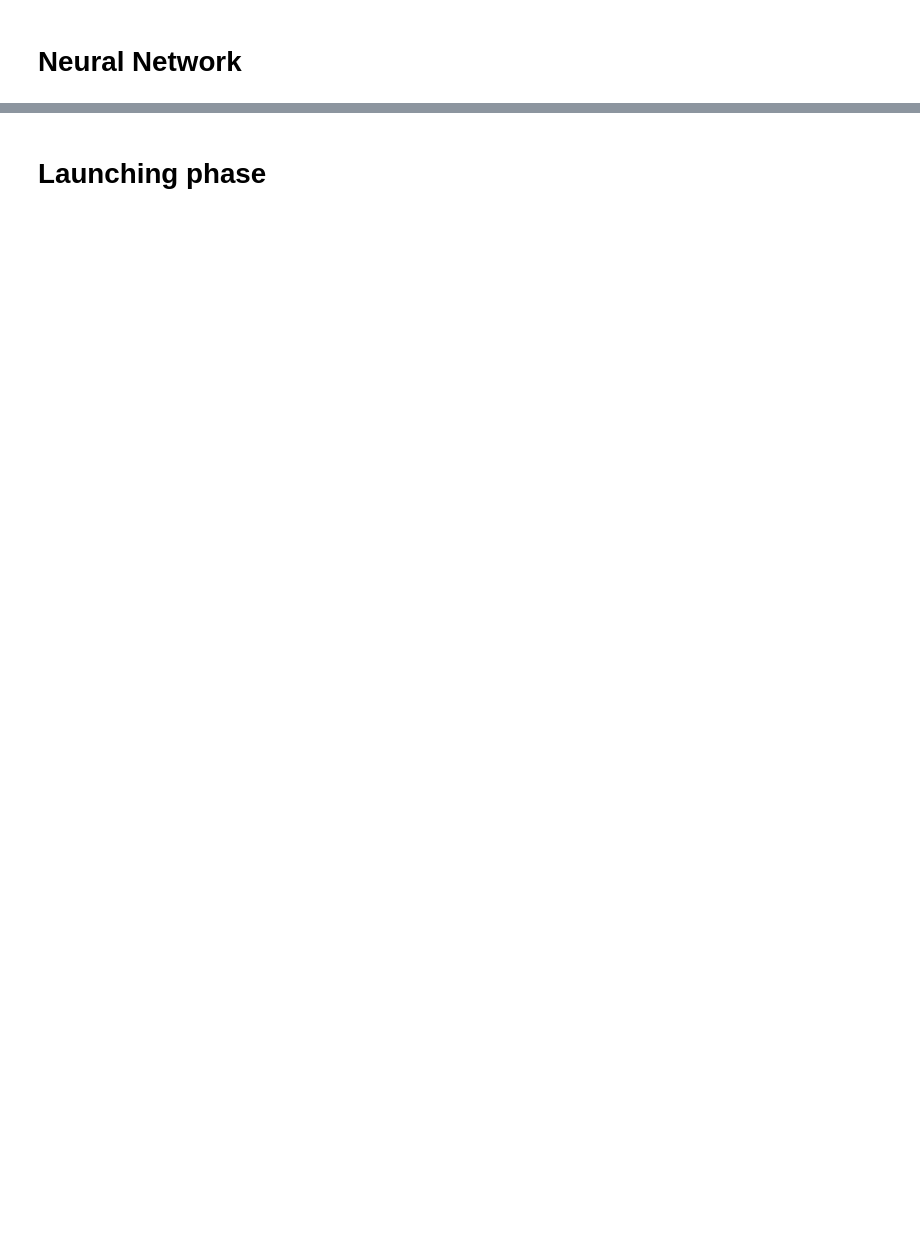
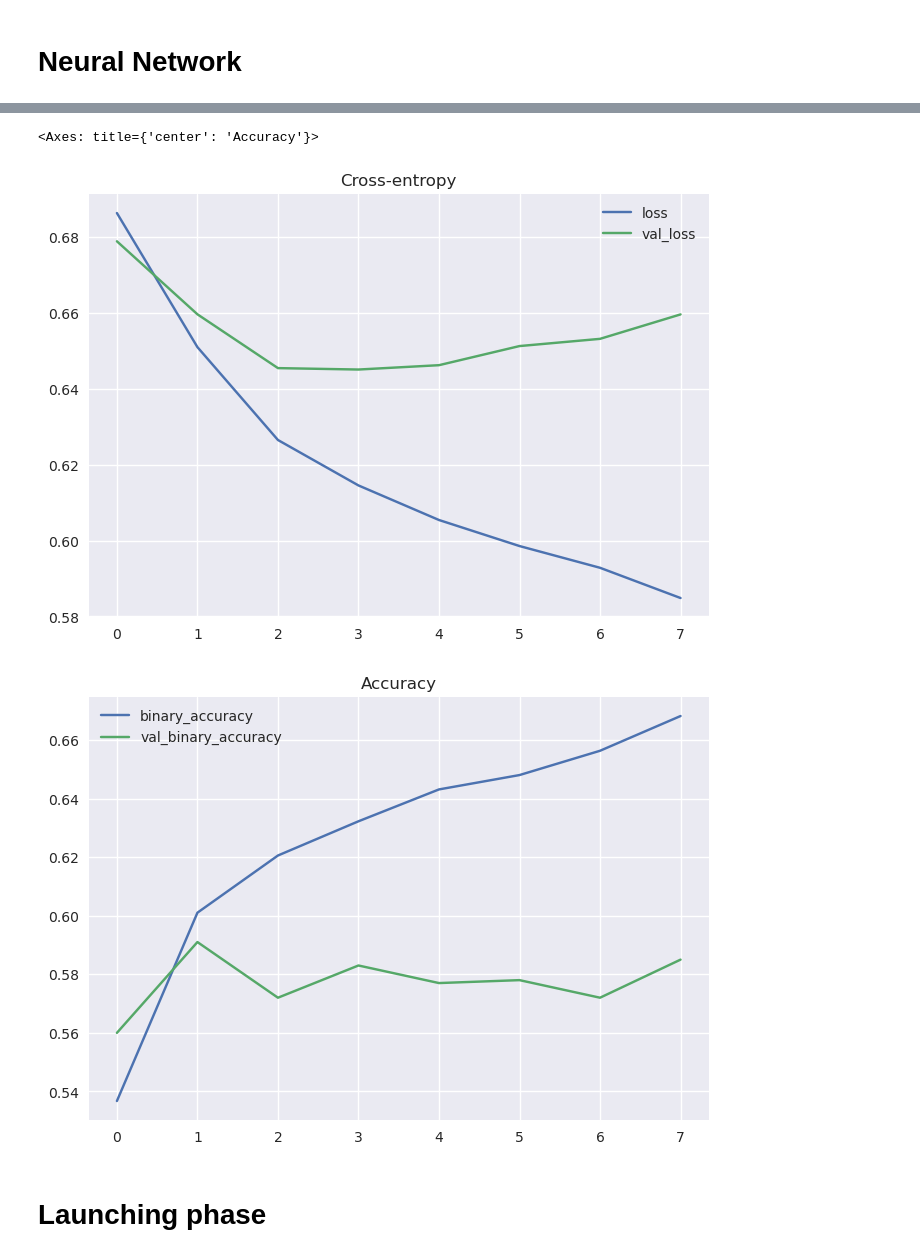
Before and after one commit to 16050/mma-fight-result-predictor, a Jupyter notebook: mma-fight-predictor.ipynb, the cells around one changed output, grey strips where cells are left out. Cells and saved outputs as stored; diff of their text form; code cells hidden in the pictures; blank space fills up the shorter version.

Commit message:
Binary Classification MLP

```diff
--- a/mma-fight-predictor.ipynb
+++ b/mma-fight-predictor.ipynb
@@ -562,0 +566,41 @@ ValueError: Failed to convert a NumPy array to a Tensor (Unsupported object type
+# %%
+X_train = preprocessing.fit_transform(X_train)
+X_valid = preprocessing.transform(X_valid)
+
+input_shape = [X_train.shape[1]]
+# %%
+from sklearn.preprocessing import LabelEncoder
+
+encoder = LabelEncoder()
+encoder.fit(y_train)
+encoded_yt = encoder.transform(y_train)
+encoded_yv = encoder.transform(y_valid)
+# %%
+from tensorflow import keras
+from tensorflow.keras import layers
+
+model = keras.Sequential([
+    layers.Input(shape=(268,)),
+    layers.Dense(17, activation='relu'),
+    layers.Dense(17, activation='relu'),
+    layers.Dense(1, activation='sigmoid'),
+])
+
+model.compile(
+    optimizer='adam',
+    loss='binary_crossentropy',
+    metrics=['binary_accuracy'],
+)
+
+early_stopping = keras.callbacks.EarlyStopping(
+    patience=5,
+    min_delta=0.001,
+    restore_best_weights=True,
+)
+# %%
+history = model.fit(
+    X_train, encoded_yt,
+    validation_data=(X_valid, encoded_yv),
+    epochs=20,
+    callbacks=[early_stopping],
+)
@@ -563,2 +624,10 @@ ValueError: Failed to convert a NumPy array to a Tensor (Unsupported object type
+# %%
+history_df = pd.DataFrame(history.history)
+history_df.loc[:, ['loss', 'val_loss']].plot(title="Cross-entropy")
+history_df.loc[:, ['binary_accuracy', 'val_binary_accuracy']].plot(title="Accuracy")
+# %% [output]
+<Axes: title={'center': 'Accuracy'}>
+[figure, added]
+[figure, added]
 # %% [markdown]
 # Launching phase
```
Also changed, not shown: parts of 7 cells of this notebook.
